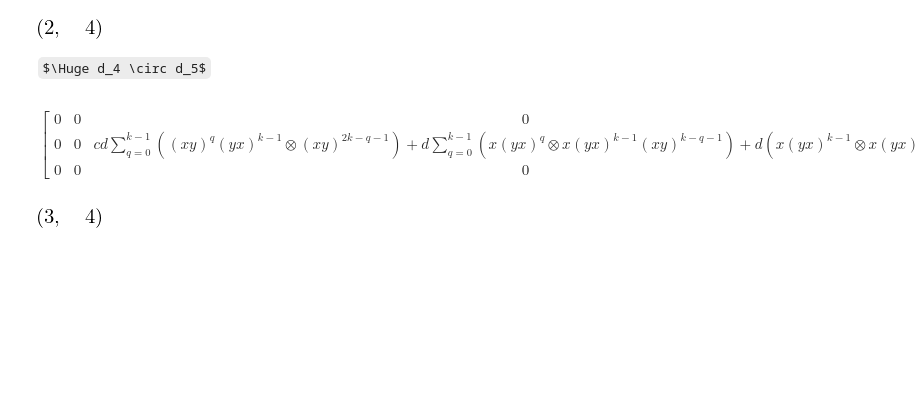
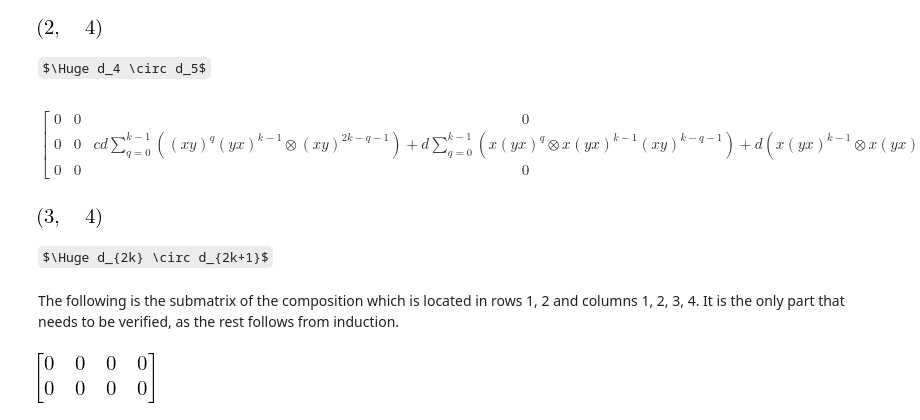
Before and after one commit to dniku/symbolic-computations, a Jupyter notebook: resolution.ipynb, the cells around one changed output. Cells and saved outputs as stored; diff of their text form; code cells hidden in the pictures; some formulas as TeX source; blank space fills up the shorter version.

```diff
--- a/resolution.ipynb
+++ b/resolution.ipynb
@@ -79,3 +79,11 @@ $$\left[\begin{matrix}0 & 0 & 0 & 0\\0 & 0 & c d \sum_{q=0}^{k - 1} \left( \left
 d4d5.shape
 # %% [output]
 [figure]
+# %% [markdown]
+$\Huge d_{2k} \circ d_{2k+1}$
+# %% [markdown]
+The following is the submatrix of the composition which is located in rows 1, 2 and columns 1, 2, 3, 4. It is the only part that needs to be verified, as the rest follows from induction.
+# %%
+sp.Matrix(upper_left_2k_2k1())
+# %% [output]
+[figure, added]
```
Also changed, not shown: parts of 3 cells of this notebook.
